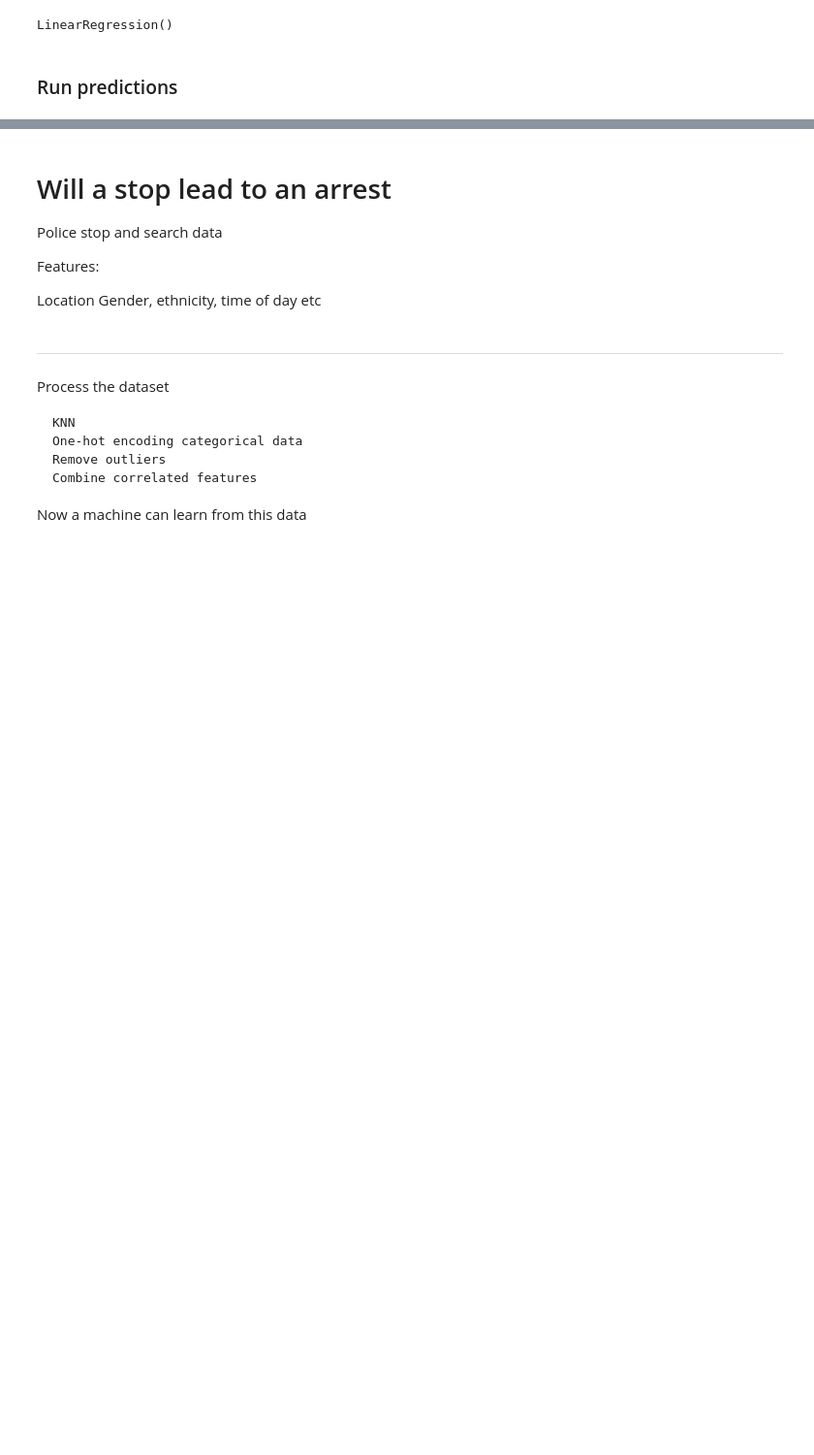
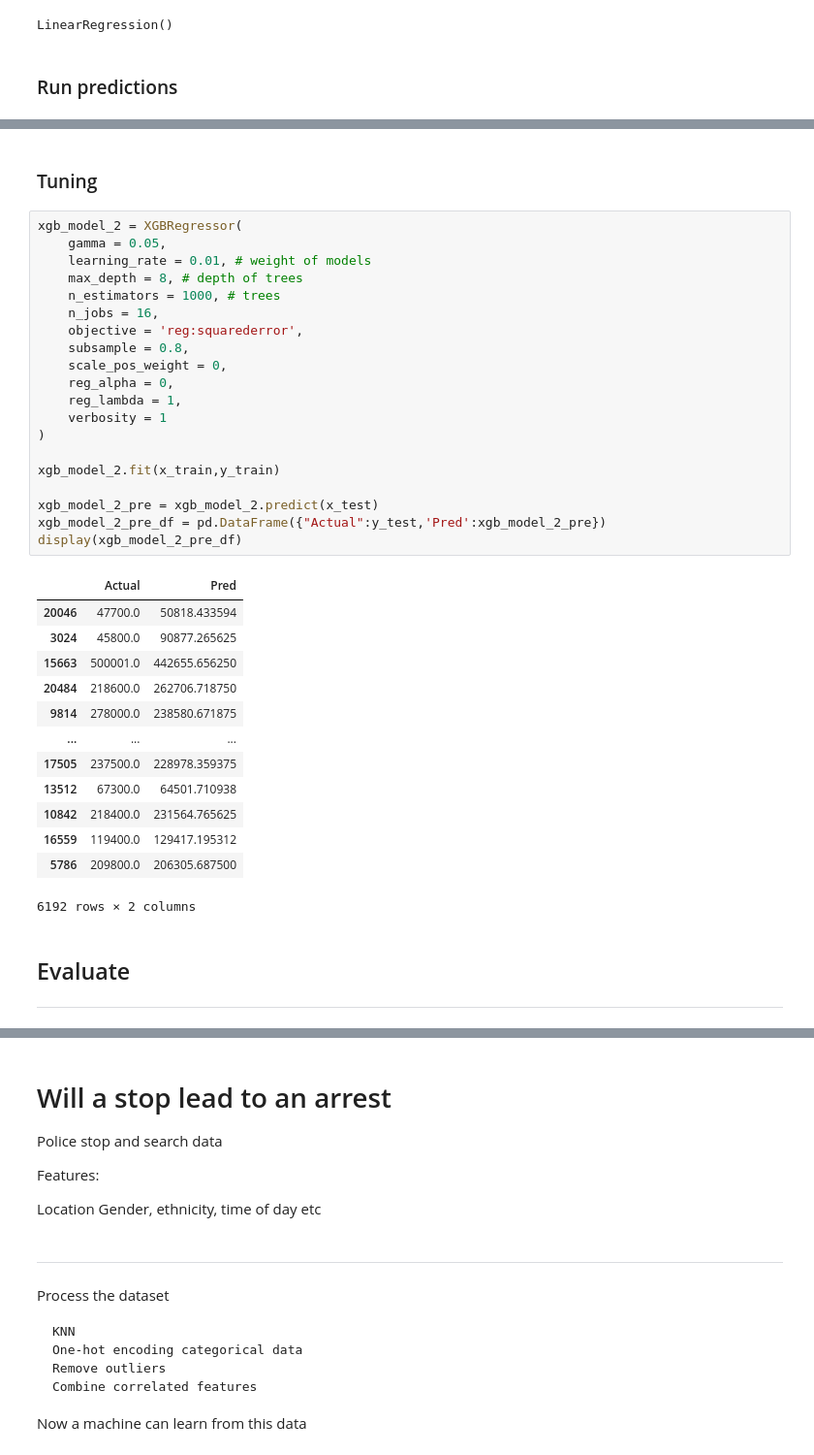
Before and after one commit to Luke-Papas/My-Python-Project-Public, a Jupyter notebook: Housing-price-prediction.ipynb, the cells around one changed output, grey strips where cells are left out. Shown: that part at 97% size. Cells and saved outputs as stored; diff of their text form; blank space fills up the shorter version.

```diff
--- a/Housing-price-prediction.ipynb
+++ b/Housing-price-prediction.ipynb
@@ -472,0 +703,39 @@ NameError: name 'y_predictions_test' is not defined
+# %% [markdown]
+### Tuning
+# %%
+xgb_model_2 = XGBRegressor(
+    gamma = 0.05,
+    learning_rate = 0.01, # weight of models
+    max_depth = 8, # depth of trees
+    n_estimators = 1000, # trees
+    n_jobs = 16,
+    objective = 'reg:squarederror',
+    subsample = 0.8,
+    scale_pos_weight = 0,
+    reg_alpha = 0,
+    reg_lambda = 1,
+    verbosity = 1
+)
+
+xgb_model_2.fit(x_train,y_train)
+
+xgb_model_2_pre = xgb_model_2.predict(x_test)
+xgb_model_2_pre_df = pd.DataFrame({"Actual":y_test,'Pred':xgb_model_2_pre})
+display(xgb_model_2_pre_df)
+# %% [output]
+|  | Actual | Pred |
+| 20046 | 47700.0 | 50818.433594 |
+| 3024 | 45800.0 | 90877.265625 |
+| 15663 | 500001.0 | 442655.656250 |
+| 20484 | 218600.0 | 262706.718750 |
+| 9814 | 278000.0 | 238580.671875 |
+| ... | ... | ... |
+| 17505 | 237500.0 | 228978.359375 |
+| 13512 | 67300.0 | 64501.710938 |
+| 10842 | 218400.0 | 231564.765625 |
+| 16559 | 119400.0 | 129417.195312 |
+| 5786 | 209800.0 | 206305.687500 |
+6192 rows × 2 columns
+# %% [markdown]
+## Evaluate
+---
```
Also changed, not shown: parts of 45 cells of this notebook, 2 other files.
